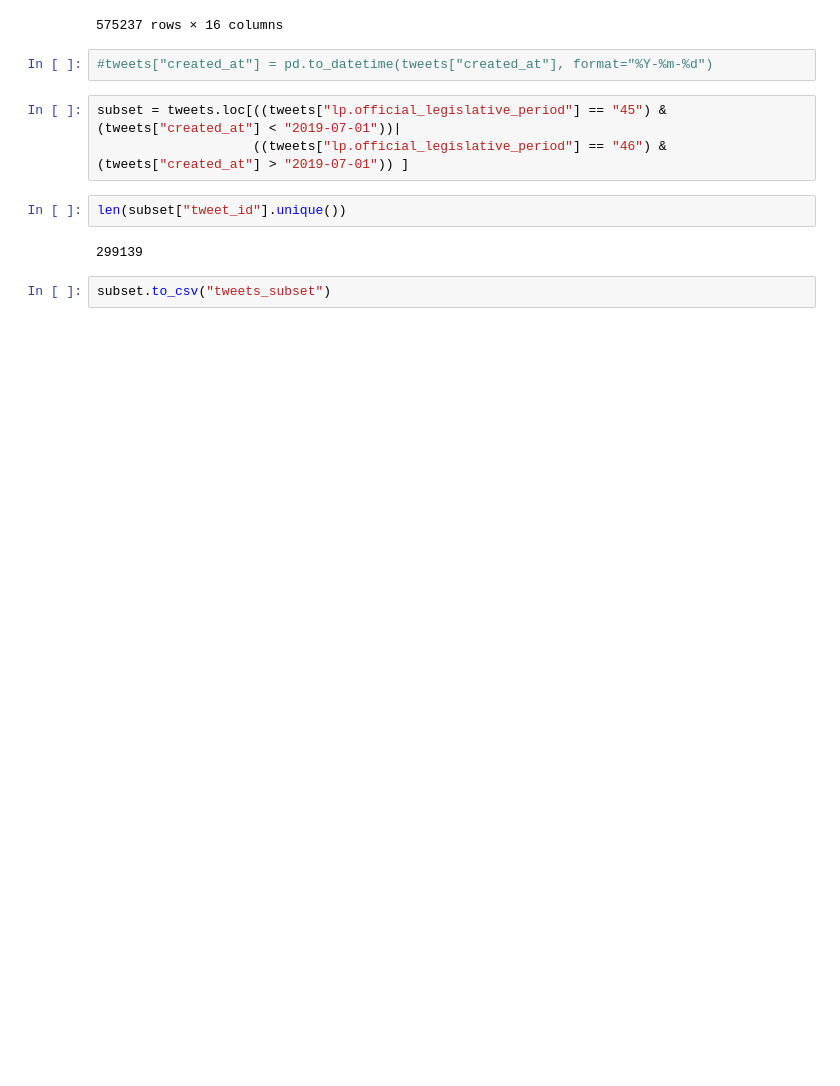
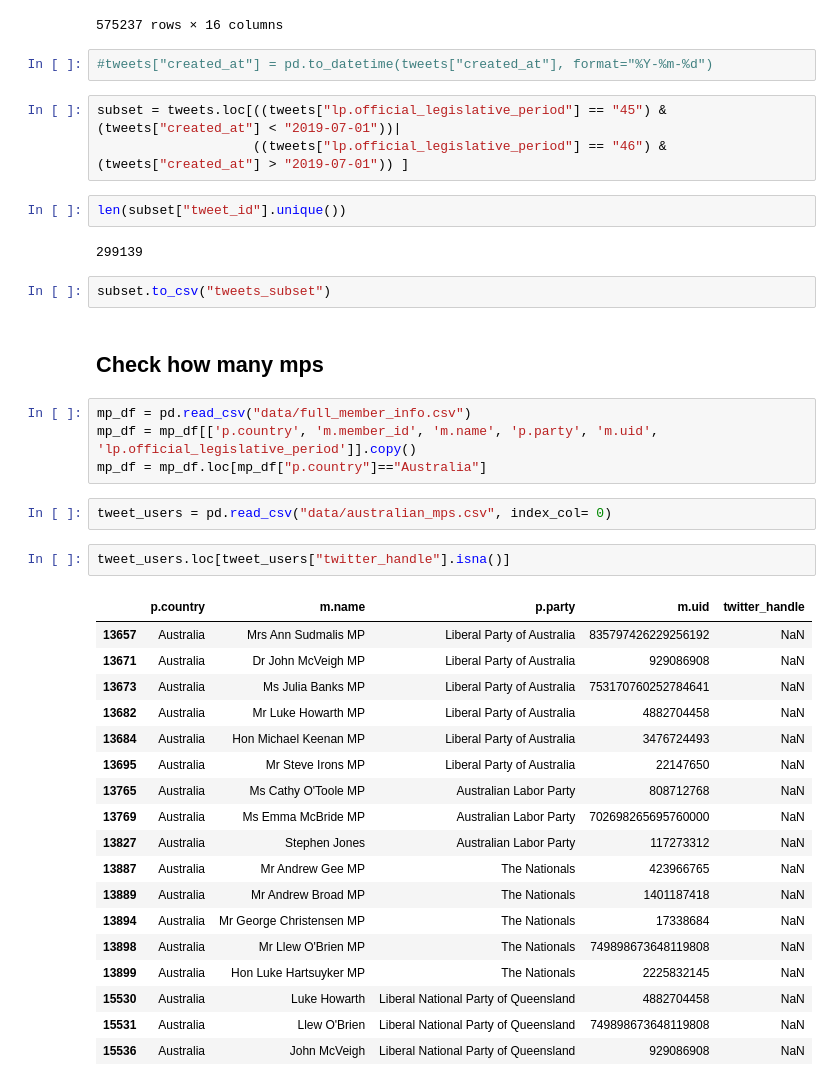
Before and after one commit to frederik-kilpinen/Exam2021-DM-ASDS2, a Jupyter notebook: Notebooks/test.ipynb, the cells around one changed output. Saved outputs shown, nothing was run; the diff lists cells and outputs as text; blank space fills up the shorter version.

```diff
--- a/Notebooks/test.ipynb
+++ b/Notebooks/test.ipynb
@@ -70,3 +70,32 @@ len(subset["tweet_id"].unique())
 299139
 # %%
 subset.to_csv("tweets_subset")
+# %% [markdown]
+## Check how many mps
+# %%
+mp_df = pd.read_csv("data/full_member_info.csv")
+mp_df = mp_df[['p.country', 'm.member_id', 'm.name', 'p.party', 'm.uid', 'lp.official_legislative_period']].copy()
+mp_df = mp_df.loc[mp_df["p.country"]=="Australia"]
+# %%
+tweet_users = pd.read_csv("data/australian_mps.csv", index_col= 0)
+# %%
+tweet_users.loc[tweet_users["twitter_handle"].isna()]
+# %% [output]
+|  | p.country | m.name | p.party | m.uid | twitter_handle |
+| 13657 | Australia | Mrs Ann Sudmalis MP | Liberal Party of Australia | 835797426229256192 | NaN |
+| 13671 | Australia | Dr John McVeigh MP | Liberal Party of Australia | 929086908 | NaN |
+| 13673 | Australia | Ms Julia Banks MP | Liberal Party of Australia | 753170760252784641 | NaN |
+| 13682 | Australia | Mr Luke Howarth MP | Liberal Party of Australia | 4882704458 | NaN |
+| 13684 | Australia | Hon Michael Keenan MP | Liberal Party of Australia | 3476724493 | NaN |
+| 13695 | Australia | Mr Steve Irons MP | Liberal Party of Australia | 22147650 | NaN |
+| 13765 | Australia | Ms Cathy O'Toole MP | Australian Labor Party | 808712768 | NaN |
+| 13769 | Australia | Ms Emma McBride MP | Australian Labor Party | 702698265695760000 | NaN |
+| 13827 | Australia | Stephen Jones | Australian Labor Party | 117273312 | NaN |
+| 13887 | Australia | Mr Andrew Gee MP | The Nationals | 423966765 | NaN |
+| 13889 | Australia | Mr Andrew Broad MP | The Nationals | 1401187418 | NaN |
+| 13894 | Australia | Mr George Christensen MP | The Nationals | 17338684 | NaN |
+| 13898 | Australia | Mr Llew O'Brien MP | The Nationals | 749898673648119808 | NaN |
+| 13899 | Australia | Hon Luke Hartsuyker MP | The Nationals | 2225832145 | NaN |
+| 15530 | Australia | Luke Howarth | Liberal National Party of Queensland | 4882704458 | NaN |
+| 15531 | Australia | Llew O'Brien | Liberal National Party of Queensland | 749898673648119808 | NaN |
+| 15536 | Australia | John McVeigh | Liberal National Party of Queensland | 929086908 | NaN |
```
Also changed, not shown: parts of 7 cells of this notebook.
